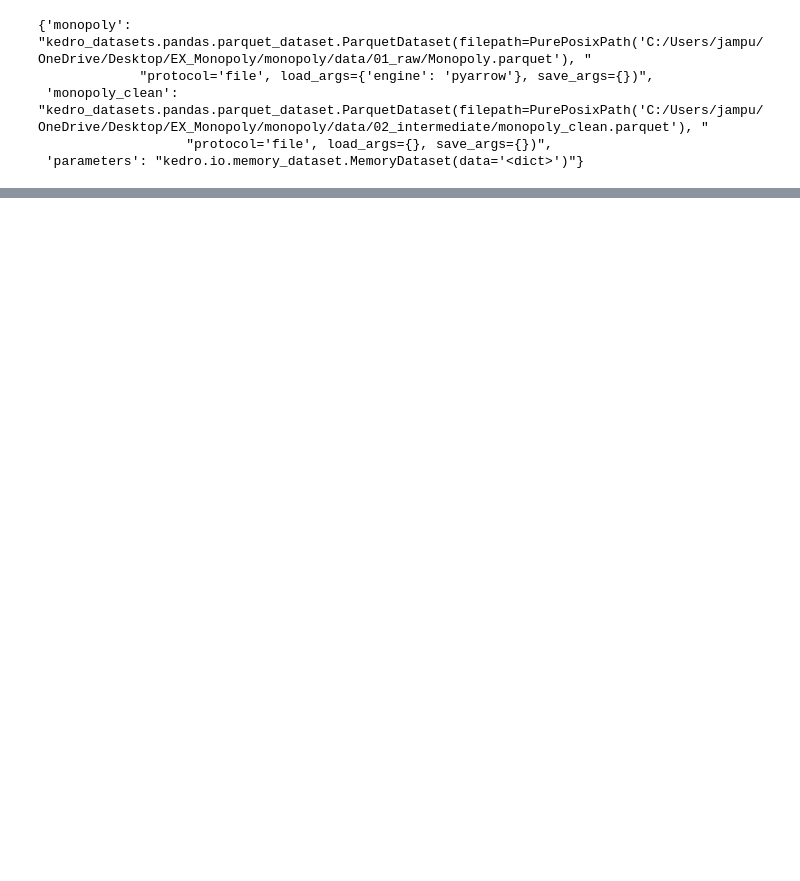
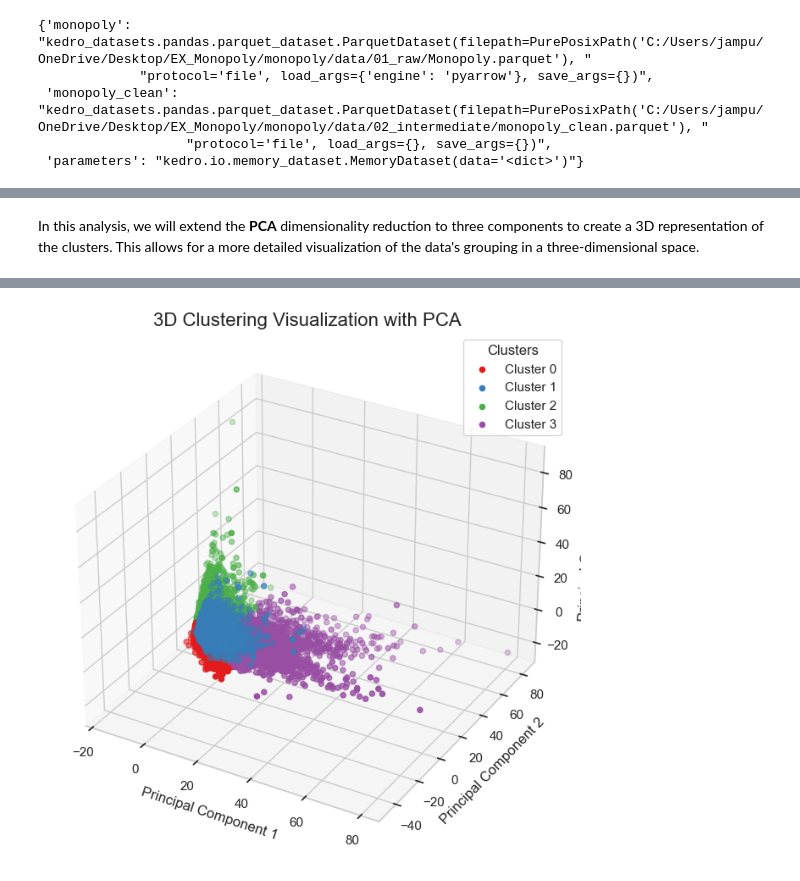
Before and after one commit to JuanAmpuero06/monopoly, a Jupyter notebook: notebooks/Phase 4 unsupervised model.ipynb, the cells around one changed output, grey strips where cells are left out. Saved outputs shown, nothing was run; the diff lists cells and outputs as text; code cells hidden in the pictures; blank space fills up the shorter version.

```diff
--- a/notebooks/Phase 4 unsupervised model.ipynb
+++ b/notebooks/Phase 4 unsupervised model.ipynb
@@ -49,0 +156,47 @@ df=catalog.load("monopoly_clean")
+# %% [markdown]
+In this analysis, we will extend the **PCA** dimensionality reduction to three components to create a 3D representation of the clusters. This allows for a more detailed visualization of the data's grouping in a three-dimensional space.
+# %%
+# Step 1: Normalize the numerical data
+numeric_columns = df.select_dtypes(include=['float64', 'int64']).columns
+scaler = StandardScaler()
+df_scaled = scaler.fit_transform(df[numeric_columns])
+
+# Step 2: Reduce dimensionality to 3D for visualization purposes
+pca = PCA(n_components=3)
+df_pca = pca.fit_transform(df_scaled)
+
+# Step 3: Apply K-Means clustering
+k = 4  # Adjust the number of clusters based on your preference
+kmeans = KMeans(n_clusters=k, random_state=42)
+clusters = kmeans.fit_predict(df_scaled)
+
+# Step 4: Create a DataFrame for 3D visualization
+df_pca_3d = pd.DataFrame(df_pca, columns=['PC1', 'PC2', 'PC3'])
+df_pca_3d['Cluster'] = clusters
+
+# Step 5: Plot the 3D Clustering Visualization with matching colors
+fig = plt.figure(figsize=(10, 8))
+ax = fig.add_subplot(111, projection='3d')
+
+# Use the same palette as the 2D plot (Set1)
+palette = sns.color_palette('Set1', k)
+
+# Plot each cluster in the same colors
+for cluster in range(k):
+    cluster_points = df_pca_3d[df_pca_3d['Cluster'] == cluster]
+    ax.scatter(
+        cluster_points['PC1'],
+        cluster_points['PC2'],
+        cluster_points['PC3'],
+        label=f'Cluster {cluster}',
+        color=palette[cluster]
+    )
+
+# Adjust plot details
+ax.set_title('3D Clustering Visualization with PCA', fontsize=16)
+ax.set_xlabel('Principal Component 1')
+ax.set_ylabel('Principal Component 2')
+ax.set_zlabel('Principal Component 3')
+ax.legend(loc='best', title='Clusters')
+plt.show()
+# %% [output]
@@ -49,0 +204 @@ df=catalog.load("monopoly_clean")
+[figure, added]
```
Also changed, not shown: parts of 14 cells of this notebook.
